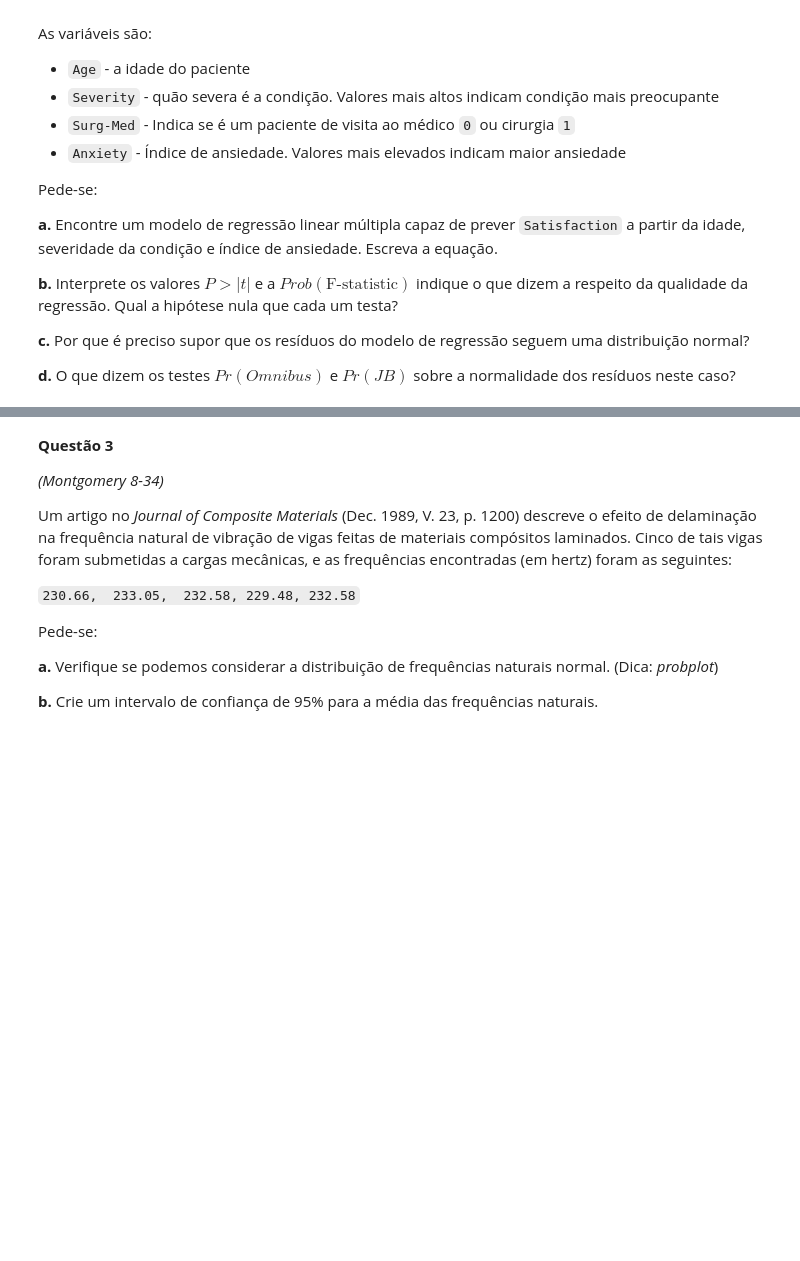
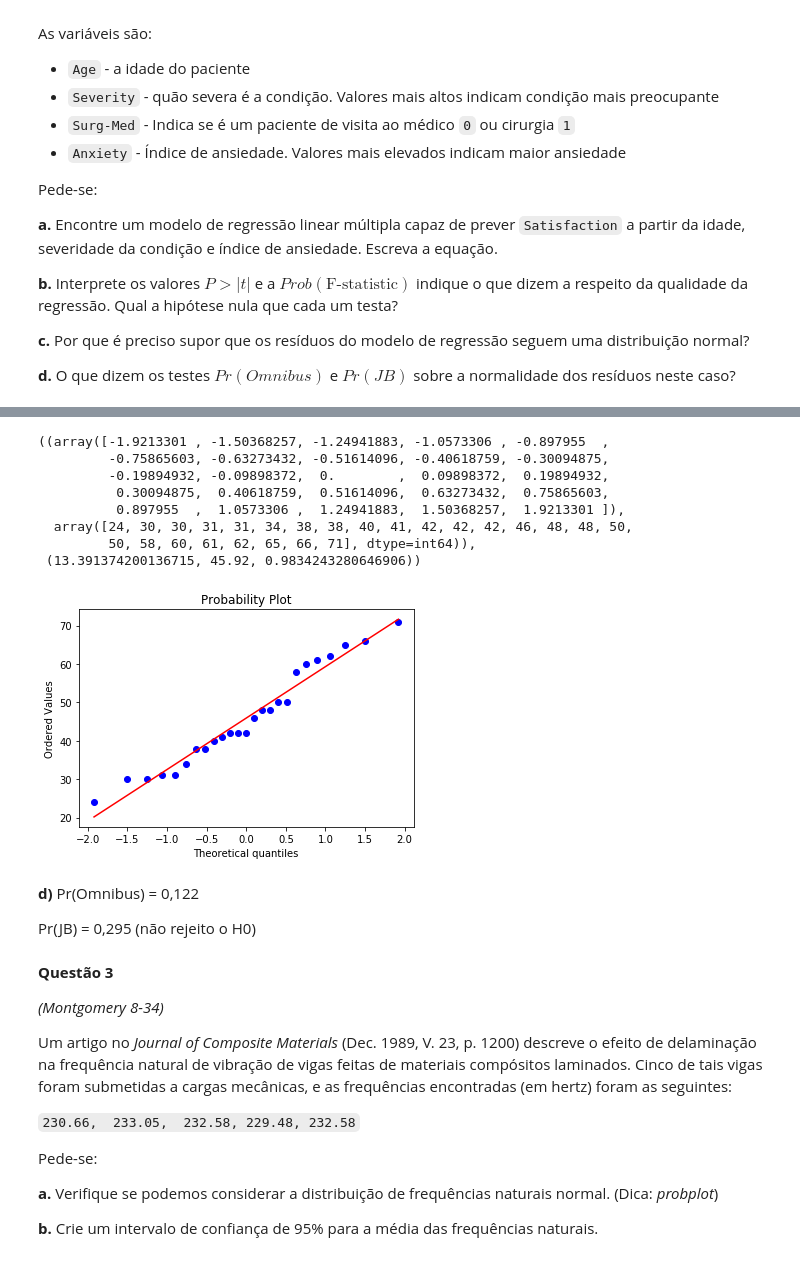
Before and after one commit to Vitoriaao/Vitoria-Bia---CDD, a Jupyter notebook: APS8/APS8.ipynb, the cells around one changed output, grey strips where cells are left out. Saved outputs shown, nothing was run; the diff lists cells and outputs as text; code cells hidden in the pictures; blank space fills up the shorter version.

```diff
--- a/APS8/APS8.ipynb
+++ b/APS8/APS8.ipynb
@@ -200,3 +295,20 @@ Pede-se:
+# %%
+probplot(dados.Severity, dist="norm", plot=plt)
+# %% [output]
+((array([-1.9213301 , -1.50368257, -1.24941883, -1.0573306 , -0.897955  ,
+         -0.75865603, -0.63273432, -0.51614096, -0.40618759, -0.30094875,
+         -0.19894932, -0.09898372,  0.        ,  0.09898372,  0.19894932,
+          0.30094875,  0.40618759,  0.51614096,  0.63273432,  0.75865603,
+          0.897955  ,  1.0573306 ,  1.24941883,  1.50368257,  1.9213301 ]),
+  array([24, 30, 30, 31, 31, 34, 38, 38, 40, 41, 42, 42, 42, 46, 48, 48, 50,
+         50, 58, 60, 61, 62, 65, 66, 71], dtype=int64)),
+ (13.391374200136715, 45.92, 0.9834243280646906))
+[figure, added]
+# %% [markdown]
+**d)**
+Pr(Omnibus) = 0,122
+
+Pr(JB) = 0,295  (não rejeito o H0)
 # %% [markdown]
    **Questão 3**
 
```
Also changed, not shown: parts of 23 cells of this notebook, 1 other file.
